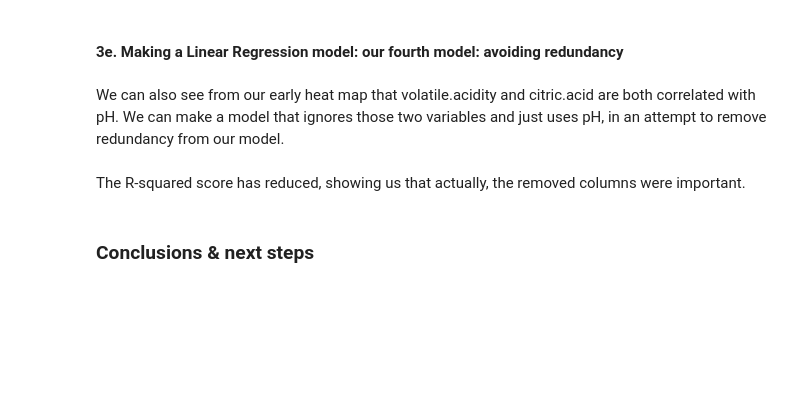
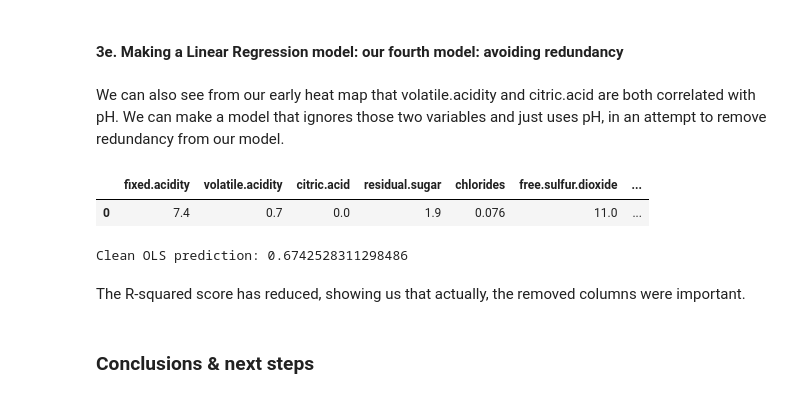
Before and after one commit to Kevin-Kwasnik/master-datasc, a Jupyter notebook: linear-regression/Springboard Regression Case Study - the Red Wine Dataset - Tier 3.ipynb, the cells around one changed output. Saved outputs shown, nothing was run; the diff lists cells and outputs as text; code cells hidden in the pictures; blank space fills up the shorter version.

```diff
--- a/linear-regression/Springboard Regression Case Study - the Red Wine Dataset - Tier 3.ipynb
+++ b/linear-regression/Springboard Regression Case Study - the Red Wine Dataset - Tier 3.ipynb
@@ -490,6 +511,11 @@ The RMSE tells us how far, on average, our predictions were mistaken. An RMSE of
 #### 3e. Making a Linear Regression model: our fourth model: avoiding redundancy
 # %% [markdown]
 We can also see from our early heat map that volatile.acidity and citric.acid are both correlated with pH. We can make a model that ignores those two variables and just uses pH, in an attempt to remove redundancy from our model.
+# %%
+df.head(1)
+# %% [output]
+|  | fixed.acidity | volatile.acidity | citric.acid | residual.sugar | chlorides | free.sulfur.dioxide | ... |
+| 0 | 7.4 | 0.7 | 0.0 | 1.9 | 0.076 | 11.0 | ... |
 # %%
 # Create test and train datasets
 # Include the remaining six columns as predictors
@@ -511,3 +530,16 @@ _ _ _
+# %%
+# Create the fifth model
+clean_OLS = sm.OLS(y_train, x_train)
+
+# Fit the model
+clean_OLS = clean_OLS.fit()
+
+# Evaluate the model
+cleanOLS_predict = clean_OLS.predict(x_test)
+
+print("Clean OLS prediction:", rmse(y_test, cleanOLS_predict))
+# %% [output]
+Clean OLS prediction: 0.6742528311298486
 # %% [markdown]
 The R-squared score has reduced, showing us that actually, the removed columns were important.
 # %% [markdown]
```
Also changed, not shown: parts of 12 cells of this notebook.
